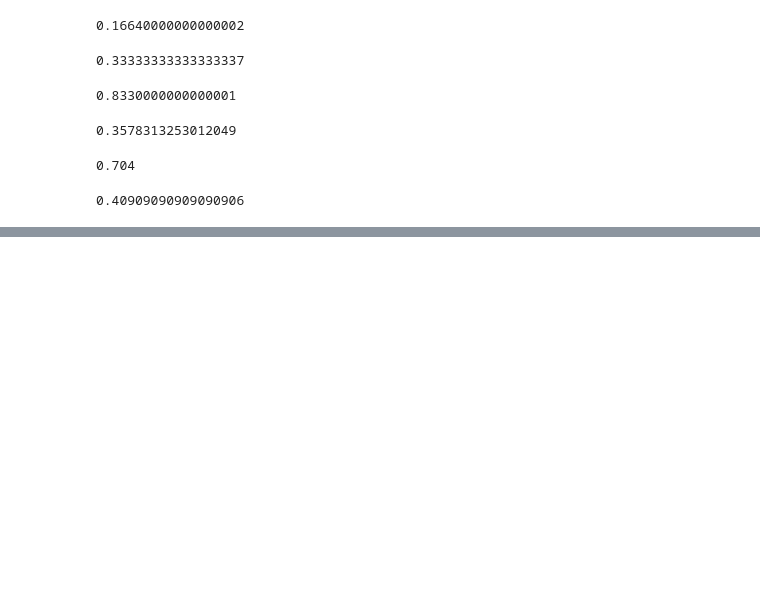
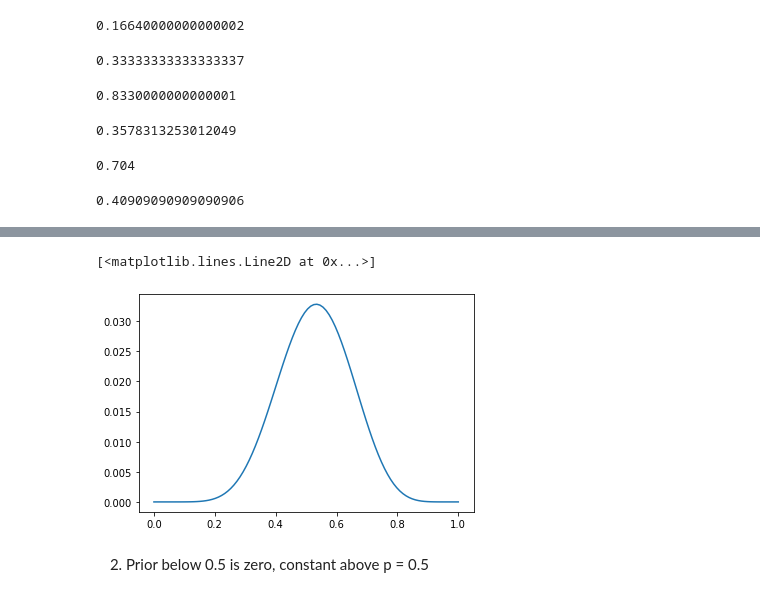
Before and after one commit to d-v-dlee/statistical_rethinking, a Jupyter notebook: notebooks/Chapter_2.ipynb, the cells around one changed output, grey strips where cells are left out. Drawn from its saved outputs; the diff is of its cells as text; code cells hidden in the pictures; blank space fills up the shorter version.

```diff
--- a/notebooks/Chapter_2.ipynb
+++ b/notebooks/Chapter_2.ipynb
@@ -263,0 +265,22 @@ Pr(E|L) = (0.3 * 0.5) / ((0.3 * 0.5) + (1.0 * 0.5))
+# %%
+### define grid - potentially prob for p
+p_grid = np.linspace(0, 1, 100)
+
+### define prior - here we use a flat prior
+prior = np.repeat(1, 100)
+
+### likelihood at each value in grid
+likelihood = ss.binom.pmf(8, 15, p=p_grid)
+
+### compute product of likelihood and prior
+unstd_posterior = likelihood * prior
+
+### standardize posterior
+posterior = unstd_posterior / sum(unstd_posterior)
+# %%
+plt.plot(p_grid, posterior)
+# %% [output]
+[<matplotlib.lines.Line2D at 0x...>]
+[figure, added]
+# %% [markdown]
+2. Prior below 0.5 is zero, constant above p = 0.5
```
Also changed, not shown: parts of 7 cells of this notebook, 3 other files.
